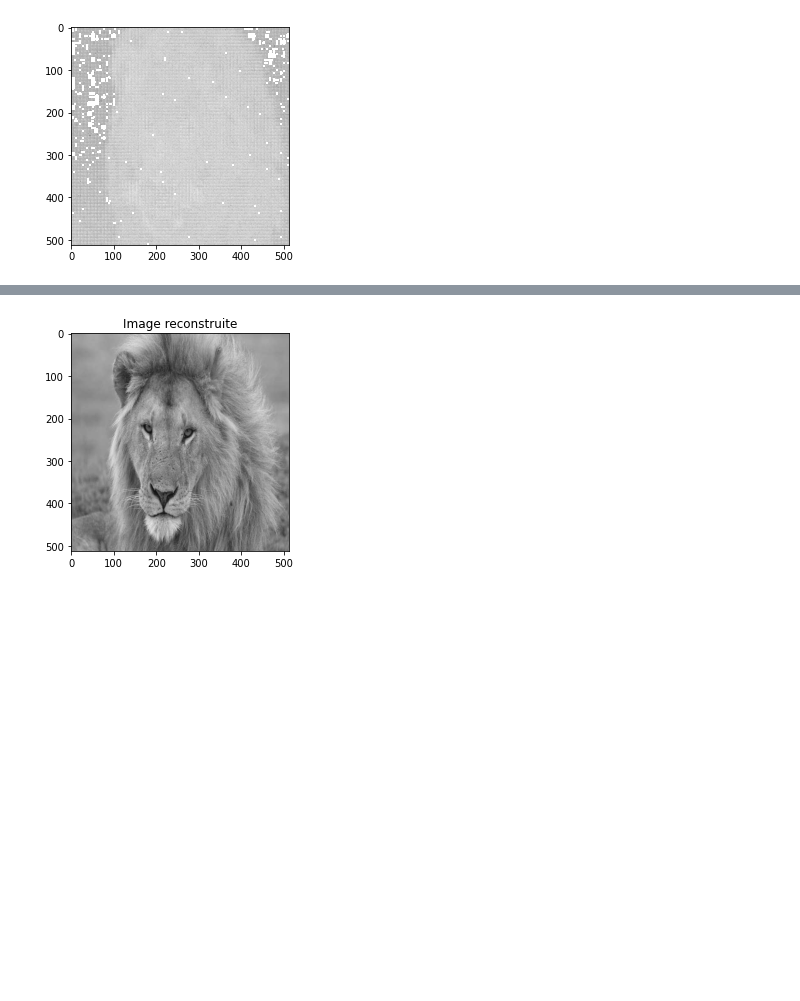
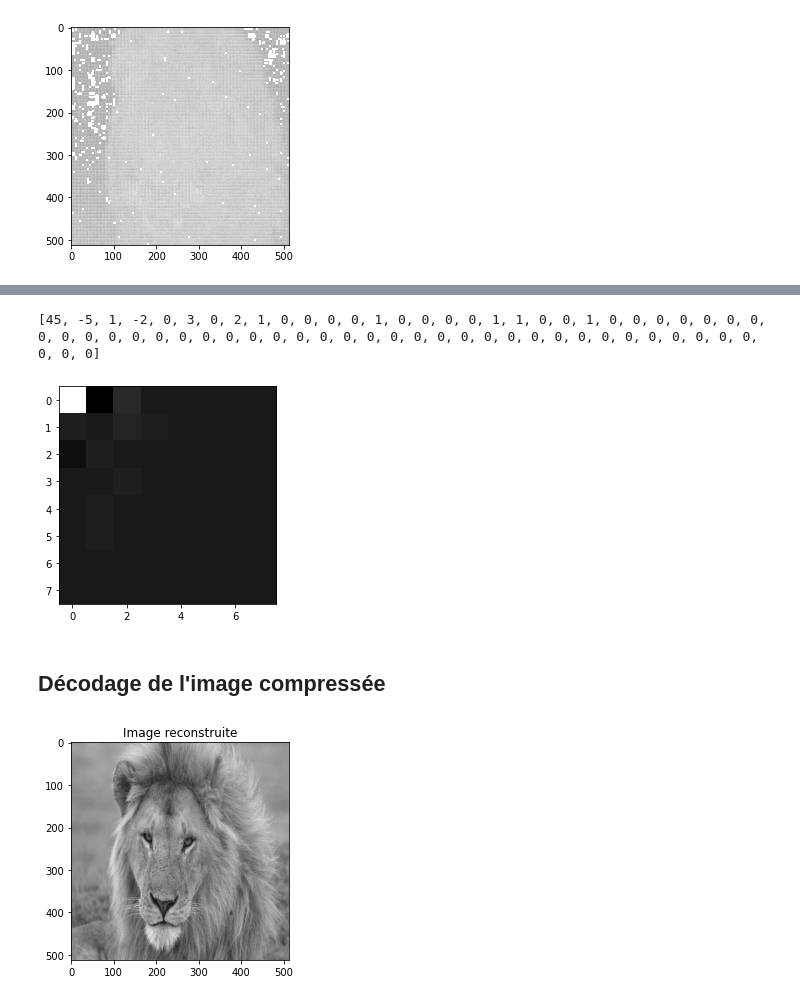
Before and after one commit to AdrienHrdz/compression, a Jupyter notebook: tp_nv_depart.ipynb, the cells around one changed output, grey strips where cells are left out. Cells and saved outputs as stored; diff of their text form; code cells hidden in the pictures; blank space fills up the shorter version.

```diff
--- a/tp_nv_depart.ipynb
+++ b/tp_nv_depart.ipynb
@@ -85,3 +191,13 @@ for T in listBlocks88_dct:
+# %%
+# ecriture en zigzag de chaque block 8 par 8
+listBlocks88_dct_zigzag = list()
+for bloc in T_hat:
+    listBlocks88_dct_zigzag.append(zigzag(bloc))
+# %% [output]
+[45, -5, 1, -2, 0, 3, 0, 2, 1, 0, 0, 0, 0, 1, 0, 0, 0, 0, 1, 1, 0, 0, 1, 0, 0, 0, 0, 0, 0, 0, 0, 0, 0, 0, 0, 0, 0, 0, 0, 0, 0, 0, 0, 0, 0, 0, 0, 0, 0, 0, 0, 0, 0, 0, 0, 0, 0, 0, 0, 0, 0, 0, 0, 0]
+[figure, added]
+# %% [markdown]
+## **Décodage** de l'image compressée
 # %%
 # Decodage de l'image
 listBlocks88_quantifie = list()
```
Also changed, not shown: parts of 1 cell of this notebook.
